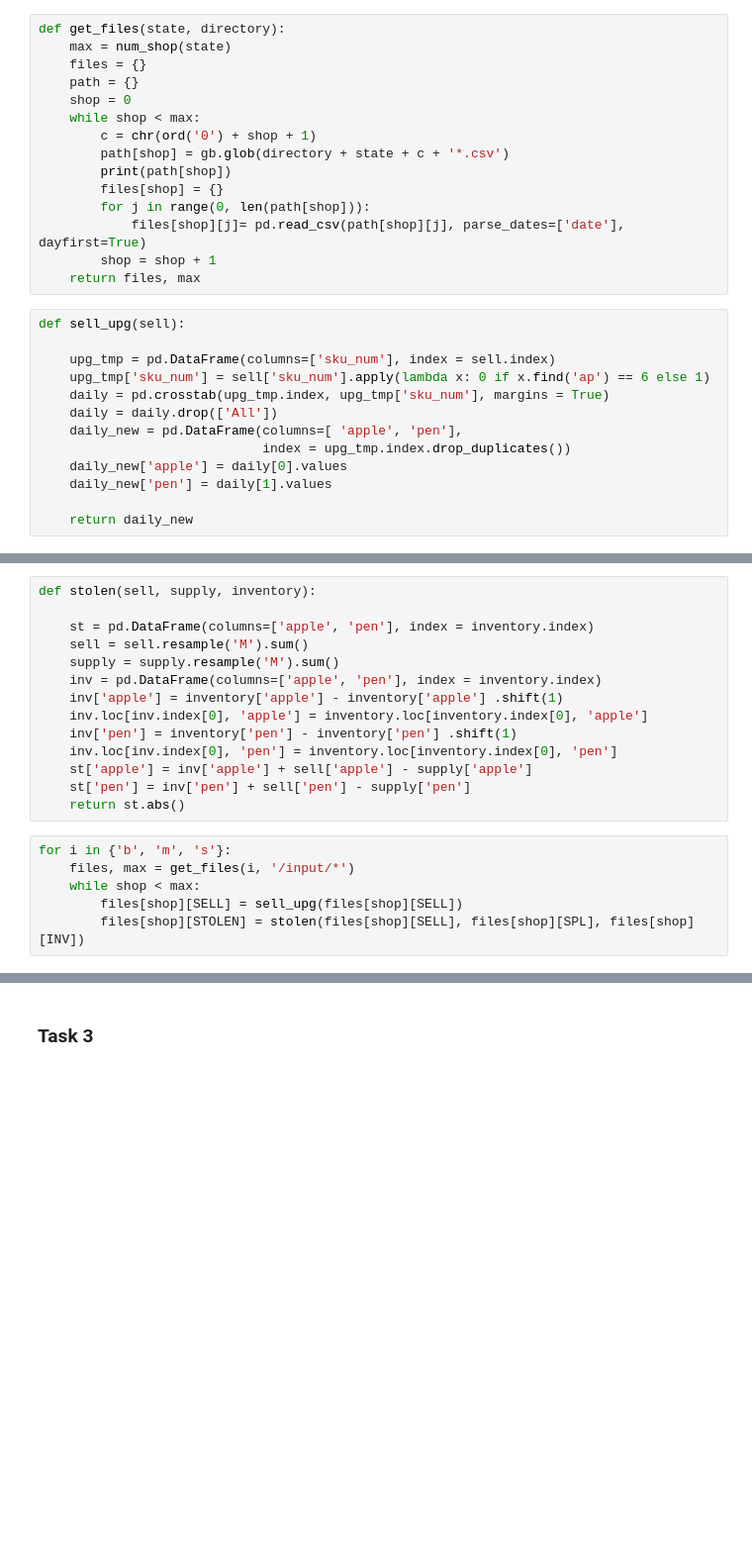
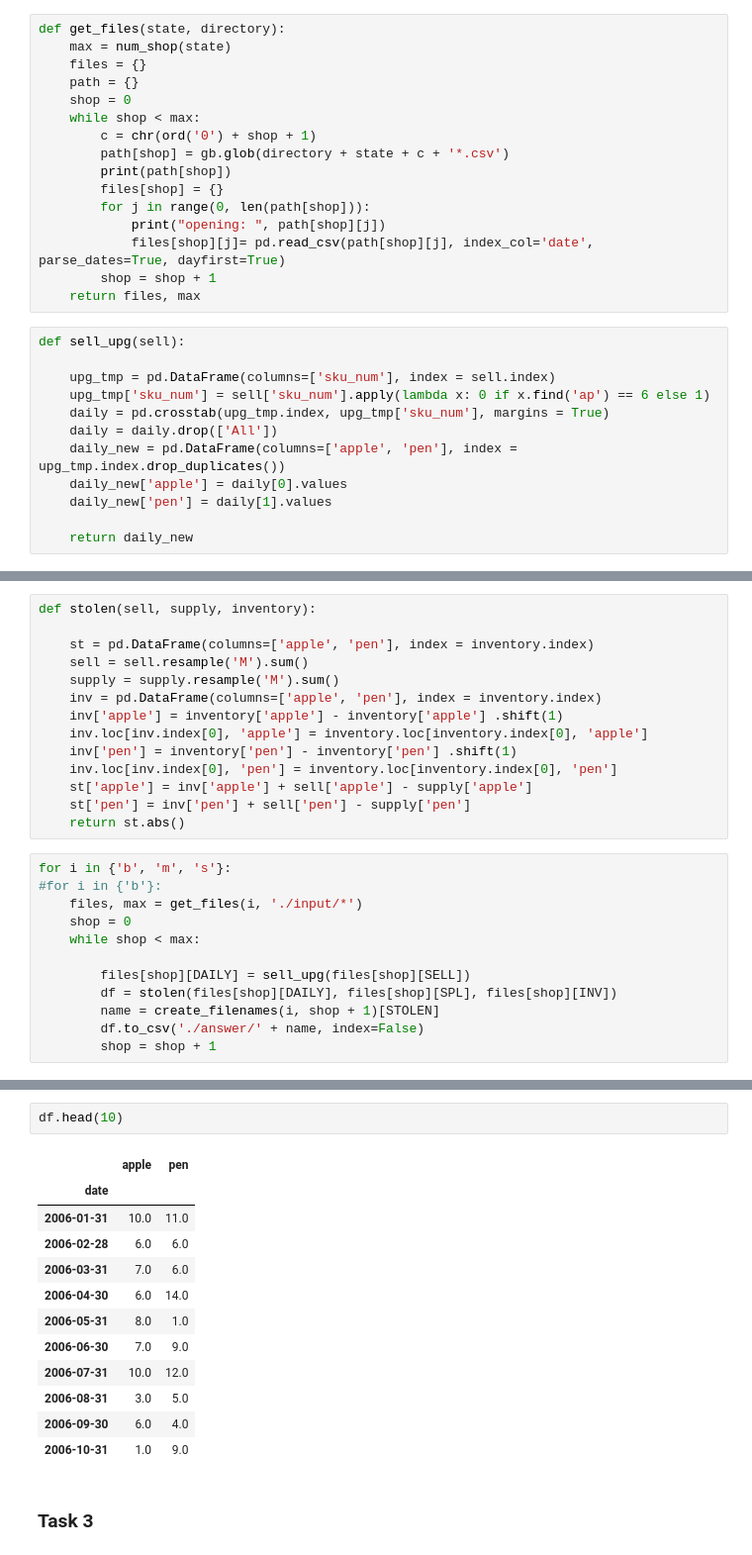
Before and after one commit to annablokhina/Prac3, a Jupyter notebook: task_3_4_2.ipynb, the cells around one changed output, grey strips where cells are left out. Shown at 99% size. Saved outputs shown, nothing was run; the diff lists cells and outputs as text; blank space fills up the shorter version.

```diff
--- a/task_3_4_2.ipynb
+++ b/task_3_4_2.ipynb
@@ -39,7 +39,8 @@ def get_files(state, directory):
         print(path[shop])
         files[shop] = {}
         for j in range(0, len(path[shop])):
-            files[shop][j]= pd.read_csv(path[shop][j], parse_dates=['date'], dayfirst=True)
+            print("opening: ", path[shop][j])
+            files[shop][j]= pd.read_csv(path[shop][j], index_col='date', parse_dates=True, dayfirst=True)
         shop = shop + 1
     return files, max
 # %%
@@ -49,8 +50,7 @@ def sell_upg(sell):
     upg_tmp['sku_num'] = sell['sku_num'].apply(lambda x: 0 if x.find('ap') == 6 else 1)
     daily = pd.crosstab(upg_tmp.index, upg_tmp['sku_num'], margins = True)
     daily = daily.drop(['All'])
-    daily_new = pd.DataFrame(columns=[ 'apple', 'pen'],
-                             index = upg_tmp.index.drop_duplicates())
+    daily_new = pd.DataFrame(columns=['apple', 'pen'], index = upg_tmp.index.drop_duplicates())
     daily_new['apple'] = daily[0].values
     daily_new['pen'] = daily[1].values
 
@@ -145,7 +137,13 @@ def stolen(sell, supply, inventory):
     return st.abs()
 # %%
 for i in {'b', 'm', 's'}:
-    files, max = get_files(i, '/input/*')
+#for i in {'b'}:
+    files, max = get_files(i, './input/*')
+    shop = 0
     while shop < max:
-        files[shop][SELL] = sell_upg(files[shop][SELL])
-        files[shop][STOLEN] = stolen(files[shop][SELL], files[shop][SPL], files[shop][INV])
+
+        files[shop][DAILY] = sell_upg(files[shop][SELL])
+        df = stolen(files[shop][DAILY], files[shop][SPL], files[shop][INV])
+        name = create_filenames(i, shop + 1)[STOLEN]
+        df.to_csv('./answer/' + name, index=False)
+        shop = shop + 1
@@ -152,2 +159,17 @@ for i in {'b', 'm', 's'}:
+# %%
+df.head(10)
+# %% [output]
+|  | apple | pen |
+| date |  |  |
+| 2006-01-31 | 10.0 | 11.0 |
+| 2006-02-28 | 6.0 | 6.0 |
+| 2006-03-31 | 7.0 | 6.0 |
+| 2006-04-30 | 6.0 | 14.0 |
+| 2006-05-31 | 8.0 | 1.0 |
+| 2006-06-30 | 7.0 | 9.0 |
+| 2006-07-31 | 10.0 | 12.0 |
+| 2006-08-31 | 3.0 | 5.0 |
+| 2006-09-30 | 6.0 | 4.0 |
+| 2006-10-31 | 1.0 | 9.0 |
 # %% [markdown]
 ### Task 3
```
Also changed, not shown: parts of 5 cells of this notebook.
